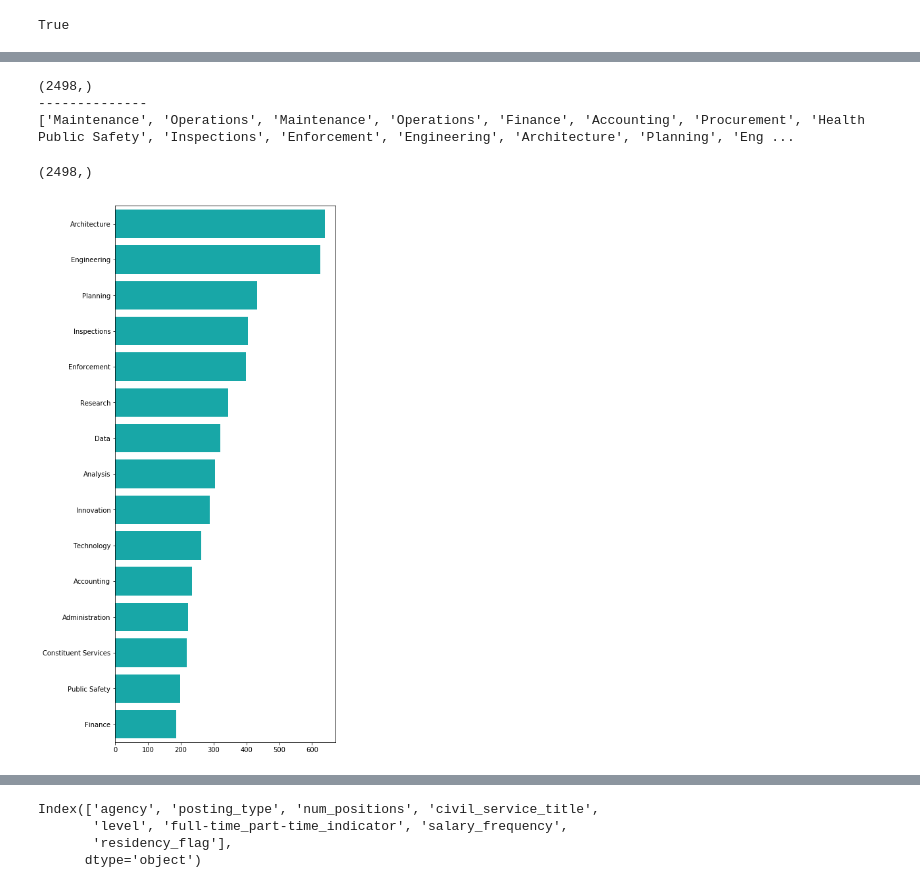
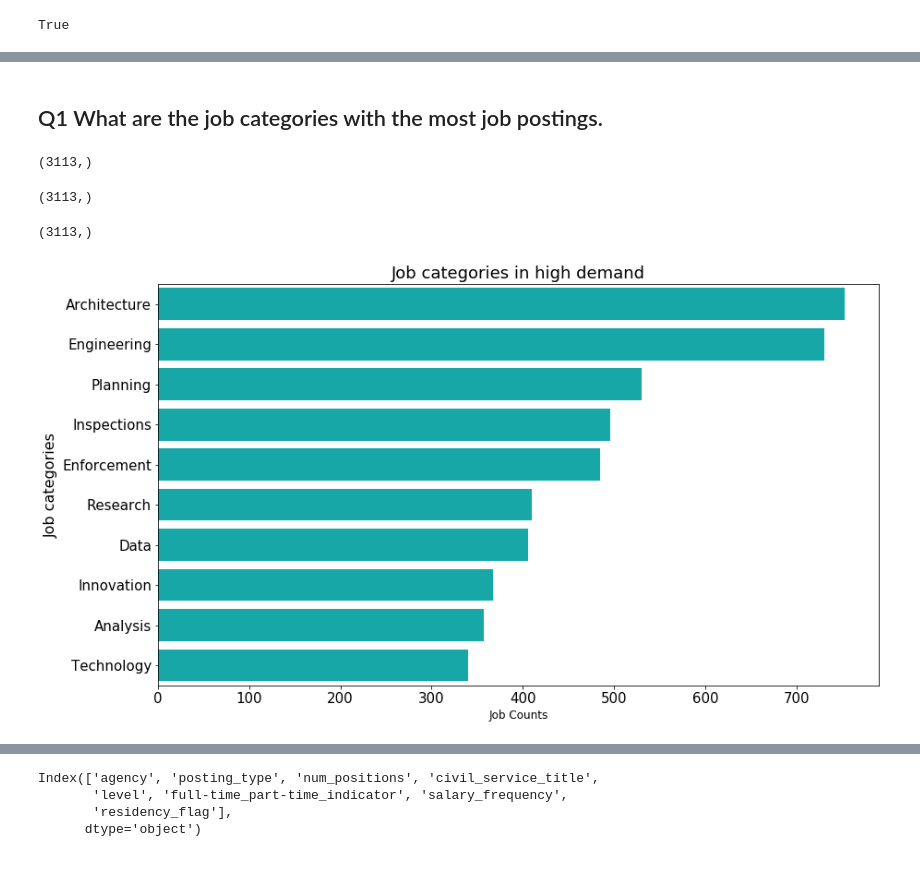
Before and after one commit to jinujayan/NYC_jobpostings_analysis, a Jupyter notebook: NYC_JobData_Analysis.ipynb, the cells around one changed output, grey strips where cells are left out. Saved outputs shown, nothing was run; the diff lists cells and outputs as text; code cells hidden in the pictures.

```diff
--- a/NYC_JobData_Analysis.ipynb
+++ b/NYC_JobData_Analysis.ipynb
@@ -71,7 +86,16 @@ df.columns = [c.replace('# Of ', 'Num ').lower().rstrip().replace(' ','_').repla
+# %% [markdown]
+## Q1 What are the job categories with the most job postings.
 # %%
-##Method to repalce special characters and return a single list with all the tokens in a corpus
+def tokenizeSeries(series):
+    '''Method to replace special characters and return a single list with all the tokens in a corpus
 
-def tokenizeSeries(series):
+    Parameters:
+    argument1 (pandas series): The column data as a series
+
+    Returns:
+    a valid list
+
+    '''
     print(series.shape)
     series = series.dropna()
     series = series.str.replace(' & ', ',').str.replace(',,', ',')
@@ -82,24 +106,41 @@ def tokenizeSeries(series):
     return res
 # %%
 cat_list = tokenizeSeries(df['job_category'])
-print("--------------")
-print(cat_list)
+#print("--------------")
+#print(cat_list)
 # %% [output]
-(2498,)
---------------
-['Maintenance', 'Operations', 'Maintenance', 'Operations', 'Finance', 'Accounting', 'Procurement', 'Health Public Safety', 'Inspections', 'Enforcement', 'Engineering', 'Architecture', 'Planning', 'Eng ...
+(3113,)
 # %%
 def getjobcategoryCount(df):
+    '''Method to count the job category for the given dataframe
+
+    Parameters:
+    argument1 (pandas dataframe): the dataframe or any of its filtered versions
+
+    Returns:
+    Two lists, with category and and its count
+
+    '''
     cat_list = tokenizeSeries(df['job_category'])
     cat_count = Counter(cat_list)
     category = [c[0] for c in cat_count.most_common()]
     count = [c[1] for c in cat_count.most_common()]
     return category, count
+# %%
+category, count = getjobcategoryCount(df)
+#print(category)
+# %% [output]
+(3113,)
 # %%
 category, count = getjobcategoryCount(df)
-f, ax = plt.subplots(figsize=(6, 15))
-sns.barplot(x=count[:15], y=category[:15],  color="c")
+f, ax = plt.subplots(figsize=(14, 8))
+sns.barplot(x=count[:10], y=category[:10],  color="c")
+ax.set_title('Job categories in high demand',fontsize=18)
+ax.set_xlabel('Job Counts',fontsize=12)
+ax.set_ylabel('Job categories',fontsize=16)
+ax.tick_params(labelsize=15)
+plt.savefig('Q1_a.png')
 plt.show()
 # %% [output]
-(2498,)
+(3113,)
-[figure, old version]
+[figure, new version]
```
Also changed, not shown: parts of 56 cells of this notebook, 1 other file.
